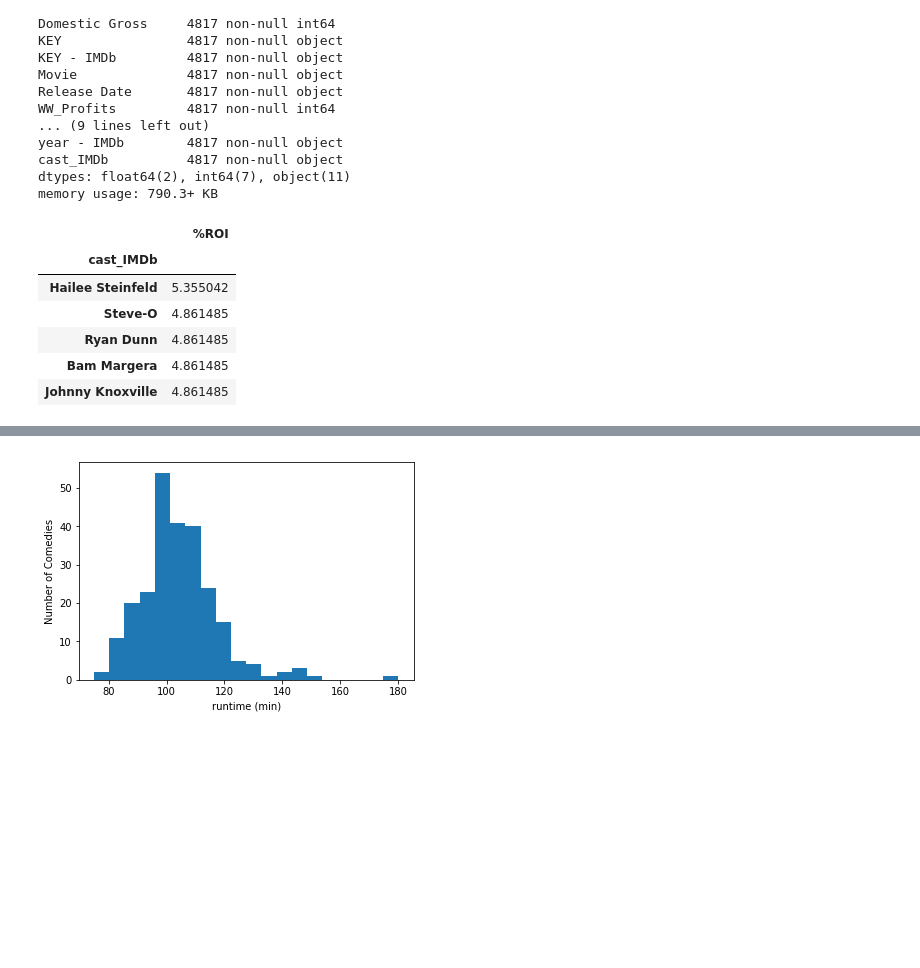
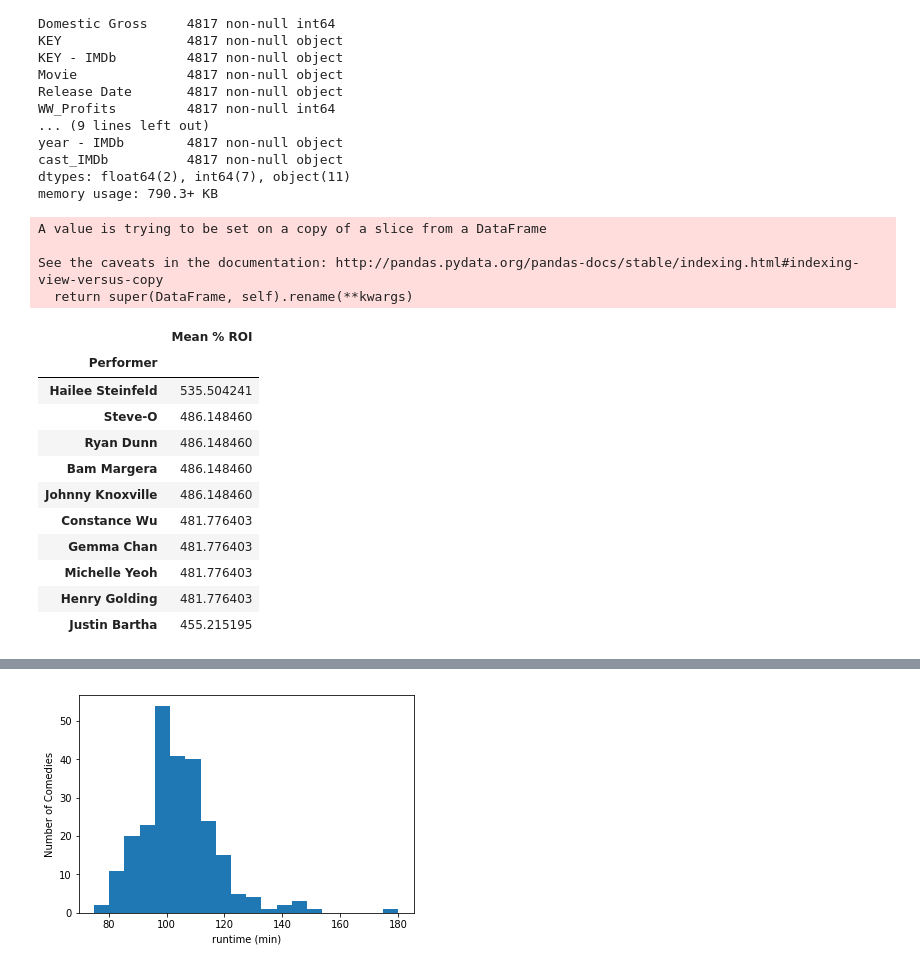
Before and after one commit to CristinaTRico/Mod1Project, a Jupyter notebook: CLE_scratch.ipynb, the cells around one changed output, grey strips where cells are left out. Saved outputs shown, nothing was run; the diff lists cells and outputs as text; code cells hidden in the pictures; blank space fills up the shorter version.

```diff
--- a/CLE_scratch.ipynb
+++ b/CLE_scratch.ipynb
@@ -296,0 +282,29 @@ Name: 1040, dtype: object
+# %%
+# identify bad data
+
+bad_data = []
+
+dtype_count = {}
+for n, entry in enumerate(net_df['directors']):
+    if type(entry) not in dtype_count.keys():
+        dtype_count[type(entry)] = 1
+        print(n, entry)
+    else:
+        dtype_count[type(entry)] += 1
+    if type(entry) == float:
+        print(n, entry)
+        bad_data.append(n)
+print('Director types:', dtype_count)
+
+ctype_count = {}
+for n, entry in enumerate(net_df['cast']):
+    if type(entry) not in ctype_count.keys():
+        ctype_count[type(entry)] = 1
+        print(n, entry)
+    else:
+        ctype_count[type(entry)] += 1
+    if type(entry) == float:
+        print(n, entry)
+        bad_data.append(n)
+print('Cast types:', ctype_count)
+bad_data
@@ -297,10 +324,11 @@ Name: 1040, dtype: object
 # %%
 net_df = pd.merge(df, imdb_df, left_on='KEY',
                   right_on='KEY - IMDb', how = "inner")
+net_df['%ROI'] = net_df['%ROI']*100
 # print(net_df.shape)
 net_df.drop(bad_data, inplace=True)
 # net_df.shape
 net_df.reset_index(drop = True, inplace=True)
 net_df.shape
-# net_df.tail(2)
+net_df.tail(2)
 # %% [output]
@@ -423,29 +415,40 @@ memory usage: 790.3+ KB
 # %%
 Comedies_c = net_df_c[net_df_c.genre.isin(['Comedy','Romantic Comedy', 'Black Comedy'])]
 Comedies_c
 Comedies_d = net_df_d[net_df_d.genre.isin(['Comedy','Romantic Comedy', 'Black Comedy'])]
 Comedies_d
 Comedies_r = net_df[net_df.genre.isin(['Comedy','Romantic Comedy', 'Black Comedy']) &
                    net_df['runtime - m'] > 0]
 Comedies_r
 
 # Comedies_c[Comedies_c['%ROI'] > 0]
 # Comedies_d = net_df_d[net_df_d.genre.isin(['Comedy','Romantic Comedy', 'Black Comedy'])].groupby(by='cast_IMDb')['%ROI'].mean()
 
 #Make a sub df of cast and ROI
 Comedies_c2 = Comedies_c[['cast_IMDb', '%ROI']]
+Comedies_c2.rename(columns={'cast_IMDb': 'Performer', '%ROI': 'Mean % ROI'}, inplace=True)
 #Grouped by cast and Calculated the mean ROI
-Comedies_c_avgROI = Comedies_c2.groupby('cast_IMDb').mean()
+Comedies_c_avgROI = Comedies_c2.groupby('Performer').mean()
 #Sorted the df by mean ROI
-Comedies_c_avgROI.sort_values('%ROI', inplace = True, ascending=False)
-Comedies_c_avgROI.head()
+Comedies_c_avgROI.sort_values('Mean % ROI', inplace = True, ascending=False)
+Comedies_c_avgROI[0:10]
+
 #saved the sorted genres as a list to feed into plot order
 # net_df_c_avgROI_sorted = net_df_c_avgROI.index.tolist()
 # %% [output]
+A value is trying to be set on a copy of a slice from a DataFrame
+
+See the caveats in the documentation: http://pandas.pydata.org/pandas-docs/stable/indexing.html#indexing-view-versus-copy
+  return super(DataFrame, self).rename(**kwargs)
-|  | %ROI |
-| cast_IMDb |  |
-| Hailee Steinfeld | 5.355042 |
-| Steve-O | 4.861485 |
-| Ryan Dunn | 4.861485 |
-| Bam Margera | 4.861485 |
-| Johnny Knoxville | 4.861485 |
+|  | Mean % ROI |
+| Performer |  |
+| Hailee Steinfeld | 535.504241 |
+| Steve-O | 486.148460 |
+| Ryan Dunn | 486.148460 |
+| Bam Margera | 486.148460 |
+| Johnny Knoxville | 486.148460 |
+| Constance Wu | 481.776403 |
+| Gemma Chan | 481.776403 |
+| Michelle Yeoh | 481.776403 |
+| Henry Golding | 481.776403 |
+| Justin Bartha | 455.215195 |
```
Also changed, not shown: parts of 11 cells of this notebook, 6 other files.
